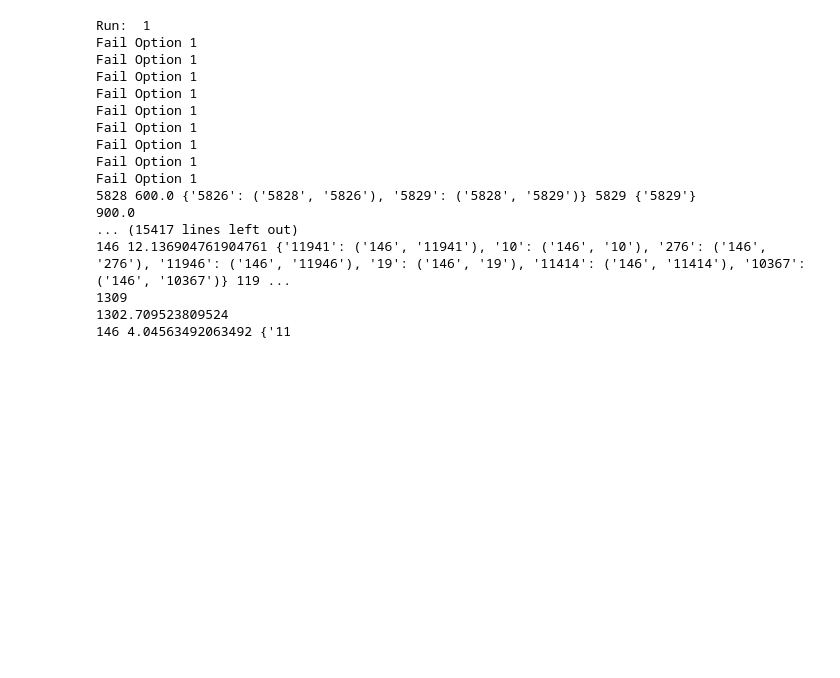
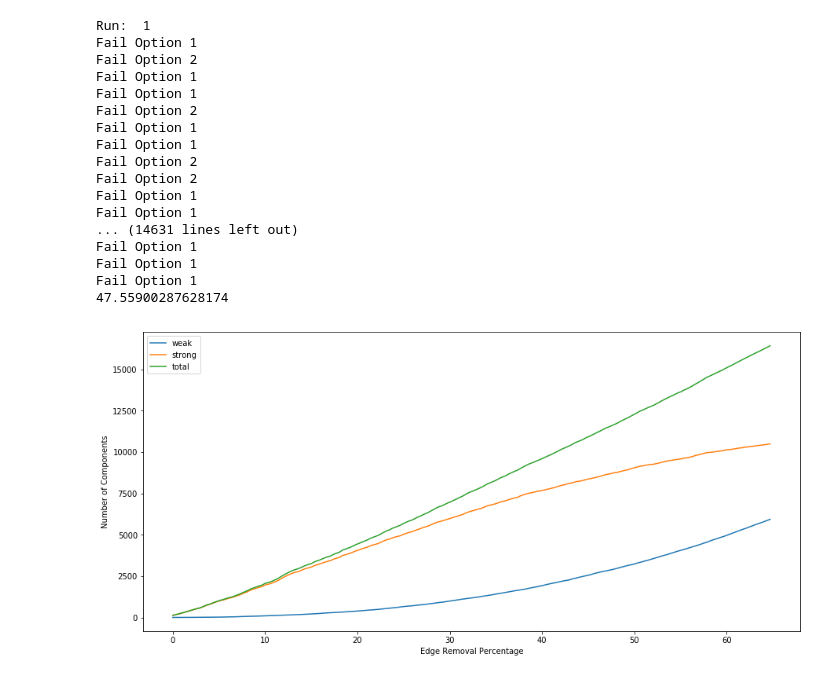
Before and after one commit to Player514/BerlinNetwork, a Jupyter notebook: Capacity_Redistribution_Attempt.ipynb, the cells around one changed output. Drawn from its saved outputs; the diff is of its cells as text; code cells hidden in the pictures; blank space fills up the shorter version.

```diff
--- a/Capacity_Redistribution_Attempt.ipynb
+++ b/Capacity_Redistribution_Attempt.ipynb
@@ -36,7 +37,7 @@ def avg_list(alist):
 
     return avg_list
 # %%
-def res_test(edgelist, runs, redistribute):
+def res_test(edgelist, runs, redistribute, sort):
 
     avg_weak_comp_list, avg_strong_comp_list, avg_total_comp_list, avg_edge_percentage_value_list = [], [], [], []
 
@@ -50,7 +51,9 @@ def res_test(edgelist, runs, redistribute):
             g_edge_cars = nx.get_edge_attributes(g,'cars')
 
         edge_count = random_walk(g)
-        ordered_edges = sorted(edge_count, key=edge_count.get, reverse=True)
+
+        if sort:
+            edge_count = sorted(edge_count, key=edge_count.get, reverse=True)
 
         comp_count, weakly_comp_count, strongly_comp_count, edge_percentage = [], [], [], []
         weakly_comp_count.append(nx.number_weakly_connected_components(g))
@@ -59,7 +62,7 @@ def res_test(edgelist, runs, redistribute):
         edge_percentage.append(0/len(g.edges())*100)
         total_edge_count = len(g.edges())
 
-        for index, elem in enumerate(ordered_edges):
+        for index, elem in enumerate(edge_count):
             elem = elem.split(' ')
             start_node = elem[0]
             end_node = elem[1]
@@ -139,23 +142,27 @@ def redistribute_cars(g,start_node, cars_frac, neighbor_w_path, g_edge_cars, g_e
                     print("Fail Option 2")
         else:
             g_edge_cars[start_node,end_node] += cars_frac
-# %%
-res_test("complete_networld_cap.edgelist", runs=5, redistribute=True)
-# %% [output]
-Run:  1
-Fail Option 1
-Fail Option 1
-Fail Option 1
-Fail Option 1
-Fail Option 1
-Fail Option 1
-Fail Option 1
-Fail Option 1
-Fail Option 1
-5828 600.0 {'5826': ('5828', '5826'), '5829': ('5828', '5829')} 5829 {'5829'}
-900.0
-... (15417 lines left out)
-146 12.136904761904761 {'11941': ('146', '11941'), '10': ('146', '10'), '276': ('146', '276'), '11946': ('146', '11946'), '19': ('146', '19'), '11414': ('146', '11414'), '10367': ('146', '10367')} 119 ...
-1309
-1302.709523809524
-146 4.04563492063492 {'11
+# %%
+start = time.time()
+res_test("complete_networld_cap.edgelist", runs=1, redistribute=True, sort=False)
+end = time.time() - start
+print(end)
+# %% [output]
+Run:  1
+Fail Option 1
+Fail Option 2
+Fail Option 1
+Fail Option 1
+Fail Option 2
+Fail Option 1
+Fail Option 1
+Fail Option 2
+Fail Option 2
+Fail Option 1
+Fail Option 1
+... (14631 lines left out)
+Fail Option 1
+Fail Option 1
+Fail Option 1
+47.55900287628174
+[figure, added]
```
Also changed, not shown: parts of 3 cells of this notebook, 1 other file.
